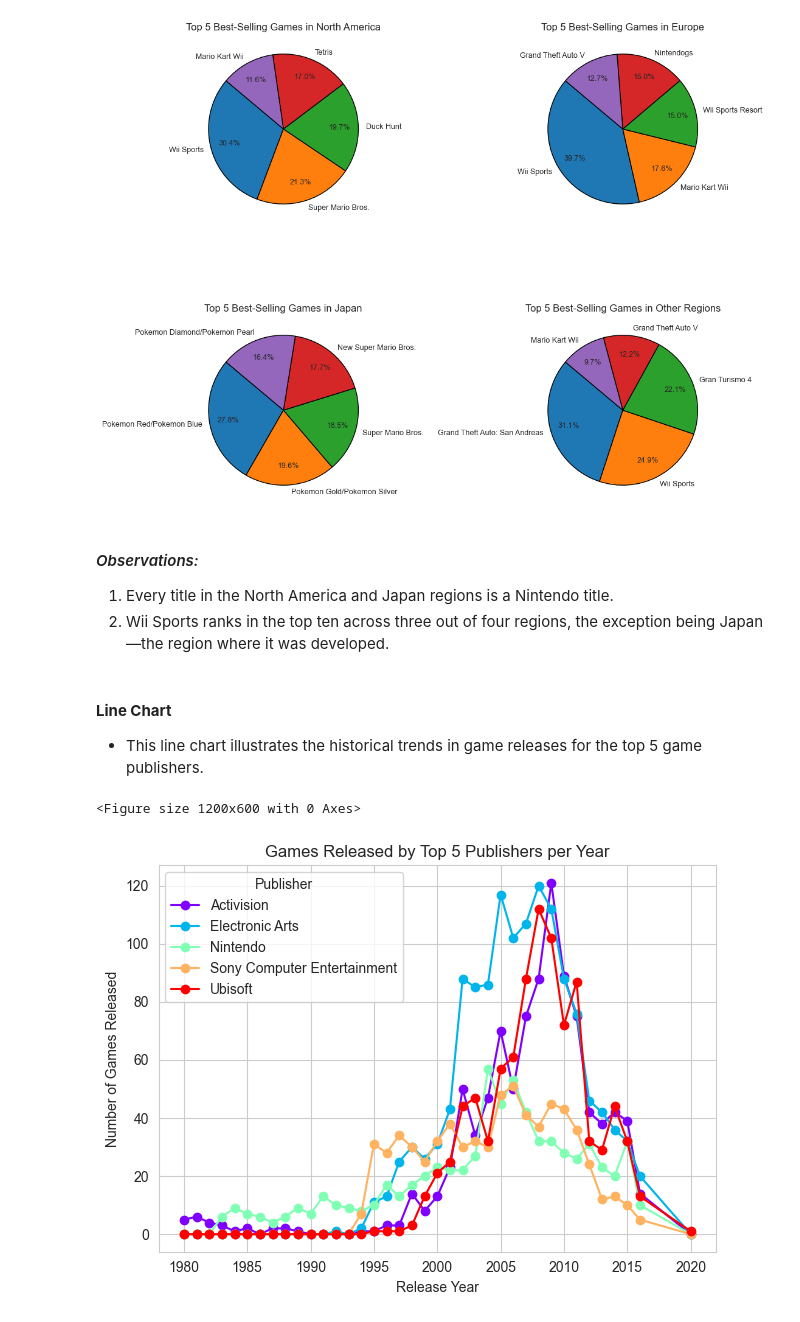
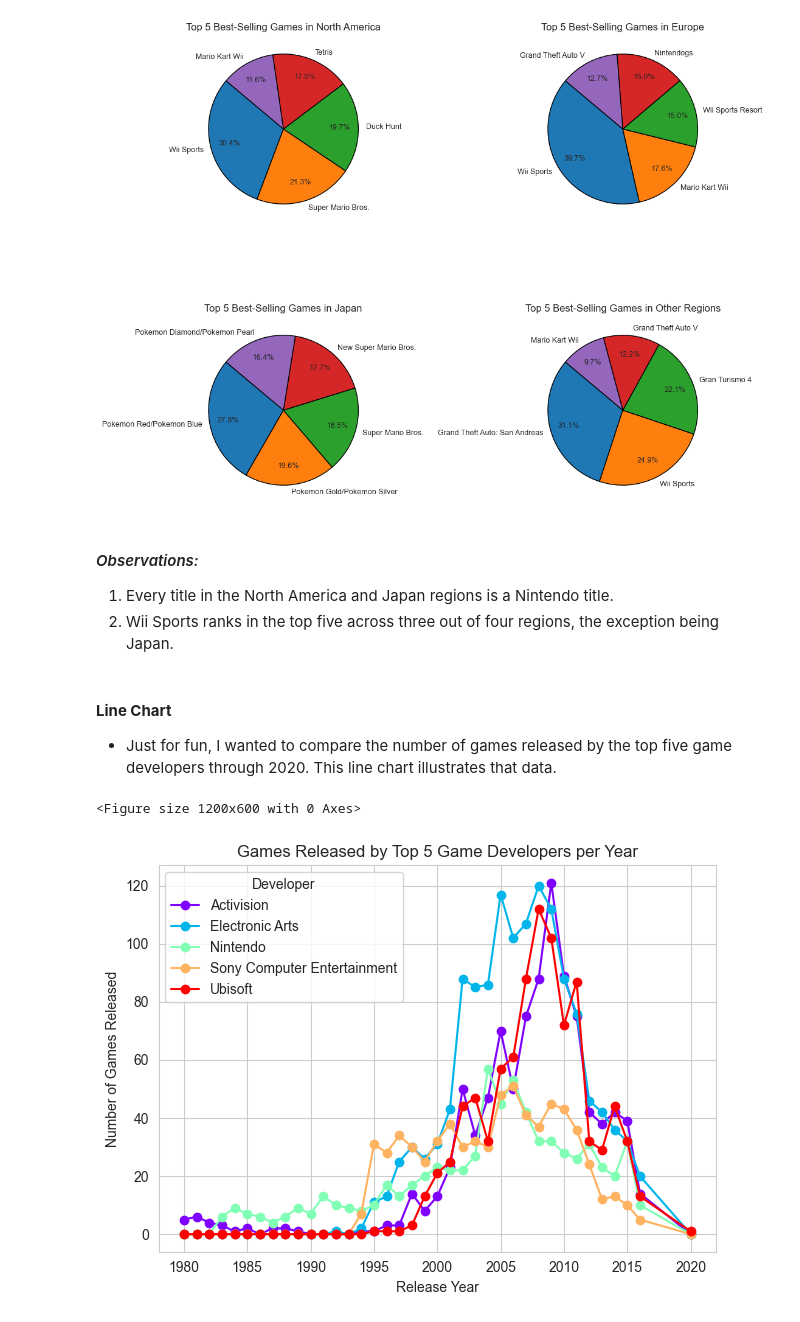
Before and after one commit to kjleopold/datafun-06-eda, a Jupyter notebook: kleopold_eda.ipynb, the cells around one changed output. Drawn from its saved outputs; the diff is of its cells as text; code cells hidden in the pictures.

```diff
--- a/kleopold_eda.ipynb
+++ b/kleopold_eda.ipynb
@@ -223,6 +223,7 @@ for col in df.select_dtypes(include=['object', 'category']).columns:
 df.rename(columns={'Platform': 'Console'}, inplace=True)
 df.rename(columns={'Name': 'Title'}, inplace=True)
 df.rename(columns={'Year': 'Released'}, inplace=True)
+df.rename(columns={'Publisher': 'Developer'}, inplace=True)
 
 # Adding a new column
 df['Avg_Sales'] = df['Global_Sales'] / 4
@@ -343,34 +344,34 @@ plt.show()
 # %% [markdown]
 #### *Observations:*
 1. Every title in the North America and Japan regions is a Nintendo title.
-2. Wii Sports ranks in the top ten across three out of four regions, the exception being Japan—the region where it was developed.
+2. Wii Sports ranks in the top five across three out of four regions, the exception being Japan.
 # %% [markdown]
 #### **Line Chart**
-* This line chart illustrates the historical trends in game releases for the top 5 game publishers.
+* Just for fun, I wanted to compare the number of games released by the top five game developers through 2020. This line chart illustrates that data.
 # %%
-# Get top 5 publishers based on global sales
-top_publishers_data = df.groupby('Publisher')['Global_Sales'].sum().nlargest(5).index
+# Get top 5 developers based on global sales
+top_publishers_data = df.groupby('Developer')['Global_Sales'].sum().nlargest(5).index
 
-# Filter the dataframe to include only the top 5 publishers
-top_publishers_df = df[df['Publisher'].isin(top_publishers_data)]
+# Filter the dataframe to include only the top 5 developers
+top_developers_df = df[df['Developer'].isin(top_publishers_data)]
 
 # Group by Year and Publisher, then count the number of games
-publisher_by_year = top_publishers_df.groupby(['Released', 'Publisher']).size().unstack().fillna(0)
+developers_by_year = top_developers_df.groupby(['Released', 'Developer']).size().unstack().fillna(0)
 
 # Plot as a line chart
 plt.figure(figsize=(12, 6))
-publisher_by_year.plot(kind='line', marker='o', linestyle='-', colormap="rainbow")
+developers_by_year.plot(kind='line', marker='o', linestyle='-', colormap="rainbow")
 
 # Set labels and title
 plt.xlabel("Release Year")
 plt.ylabel("Number of Games Released")
-plt.title("Games Released by Top 5 Publishers per Year")
+plt.title("Games Released by Top 5 Game Developers per Year")
 
 # Display the plot
 plt.tight_layout()
 plt.show()
 # %% [output]
 <Figure size 1200x600 with 0 Axes>
-[figure, old version]
+[figure, new version]
 # %% [markdown]
 #### *Observations:*
```
Also changed, not shown: parts of 9 cells of this notebook.
